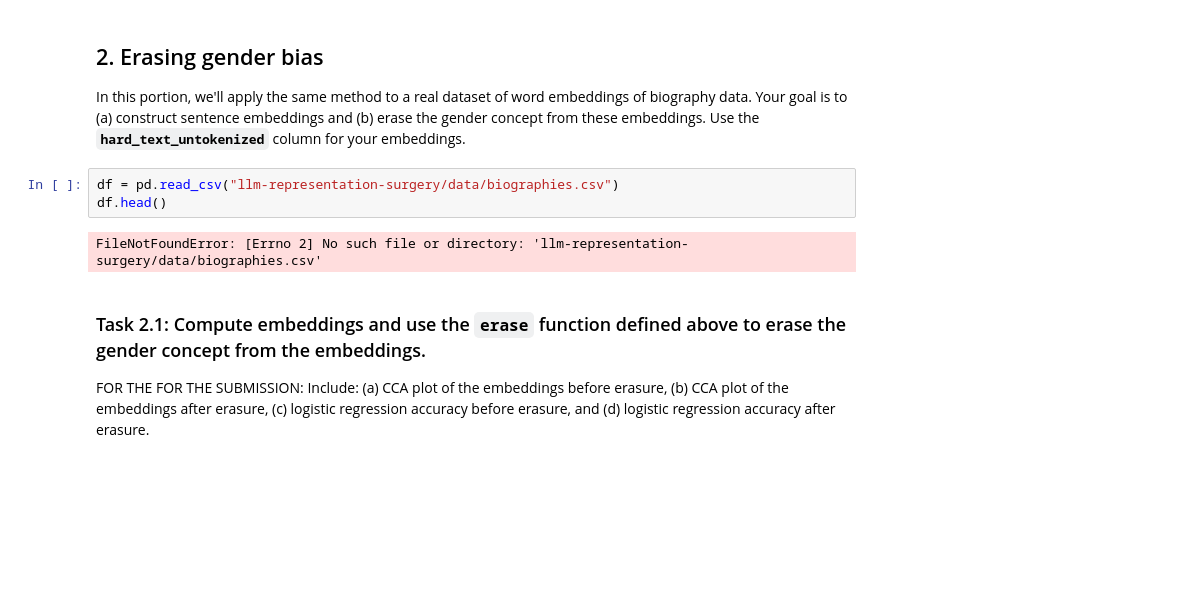
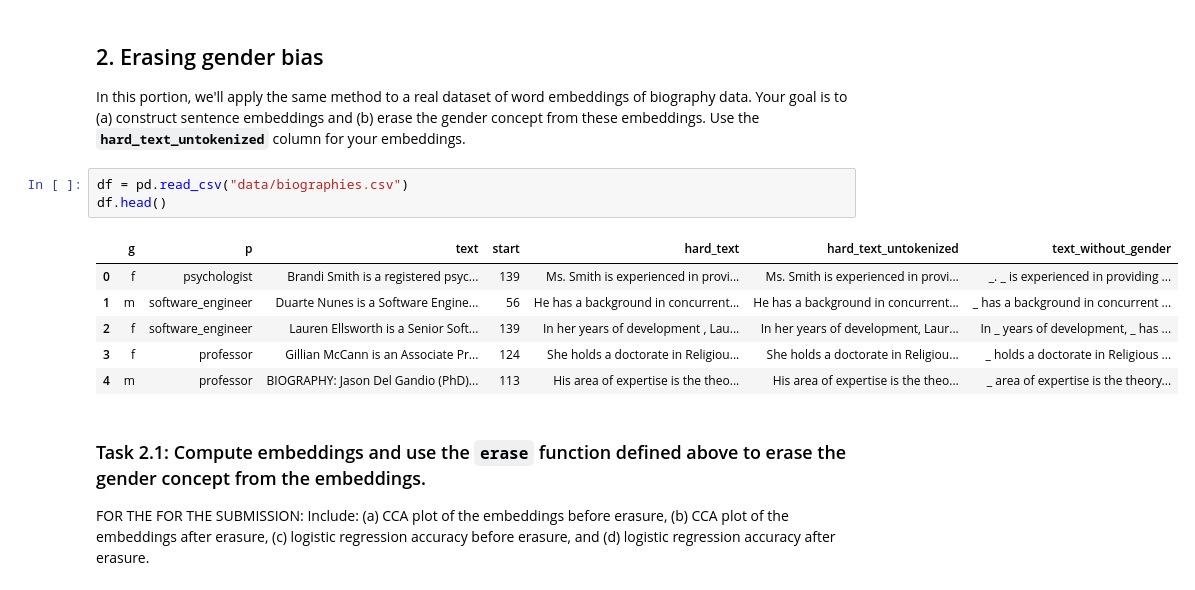
Before and after one commit to aachotian/LLM-1, a Jupyter notebook: LLM_Assignment_1_(Coding).ipynb, the cells around one changed output. Saved outputs shown, nothing was run; the diff lists cells and outputs as text; blank space fills up the shorter version.

```diff
--- a/LLM_Assignment_1_(Coding).ipynb
+++ b/LLM_Assignment_1_(Coding).ipynb
@@ -215,10 +215,15 @@ Accuracy after erasure: 0.501953125
 ## 2. Erasing gender bias
 In this portion, we'll apply the same method to a real dataset of word embeddings of biography data. Your goal is to (a) construct sentence embeddings and (b) erase the gender concept from these embeddings. Use the **`hard_text_untokenized`** column for your embeddings.
 # %%
-df = pd.read_csv("llm-representation-surgery/data/biographies.csv")
+df = pd.read_csv("data/biographies.csv")
 df.head()
 # %% [output]
-FileNotFoundError: [Errno 2] No such file or directory: 'llm-representation-surgery/data/biographies.csv'
+|  | g | p | text | start | hard_text | hard_text_untokenized | text_without_gender |
+| 0 | f | psychologist | Brandi Smith is a registered psyc... | 139 | Ms. Smith is experienced in provi... | Ms. Smith is experienced in provi... | _. _ is experienced in providing ... |
+| 1 | m | software_engineer | Duarte Nunes is a Software Engine... | 56 | He has a background in concurrent... | He has a background in concurrent... | _ has a background in concurrent ... |
+| 2 | f | software_engineer | Lauren Ellsworth is a Senior Soft... | 139 | In her years of development , Lau... | In her years of development, Laur... | In _ years of development, _ has ... |
+| 3 | f | professor | Gillian McCann is an Associate Pr... | 124 | She holds a doctorate in Religiou... | She holds a doctorate in Religiou... | _ holds a doctorate in Religious ... |
+| 4 | m | professor | BIOGRAPHY: Jason Del Gandio (PhD)... | 113 | His area of expertise is the theo... | His area of expertise is the theo... | _ area of expertise is the theory... |
 # %% [markdown]
 ### Task 2.1: Compute embeddings and use the `erase` function defined above to erase the gender concept from the embeddings.
 
```
Also changed, not shown: parts of 8 cells of this notebook.
